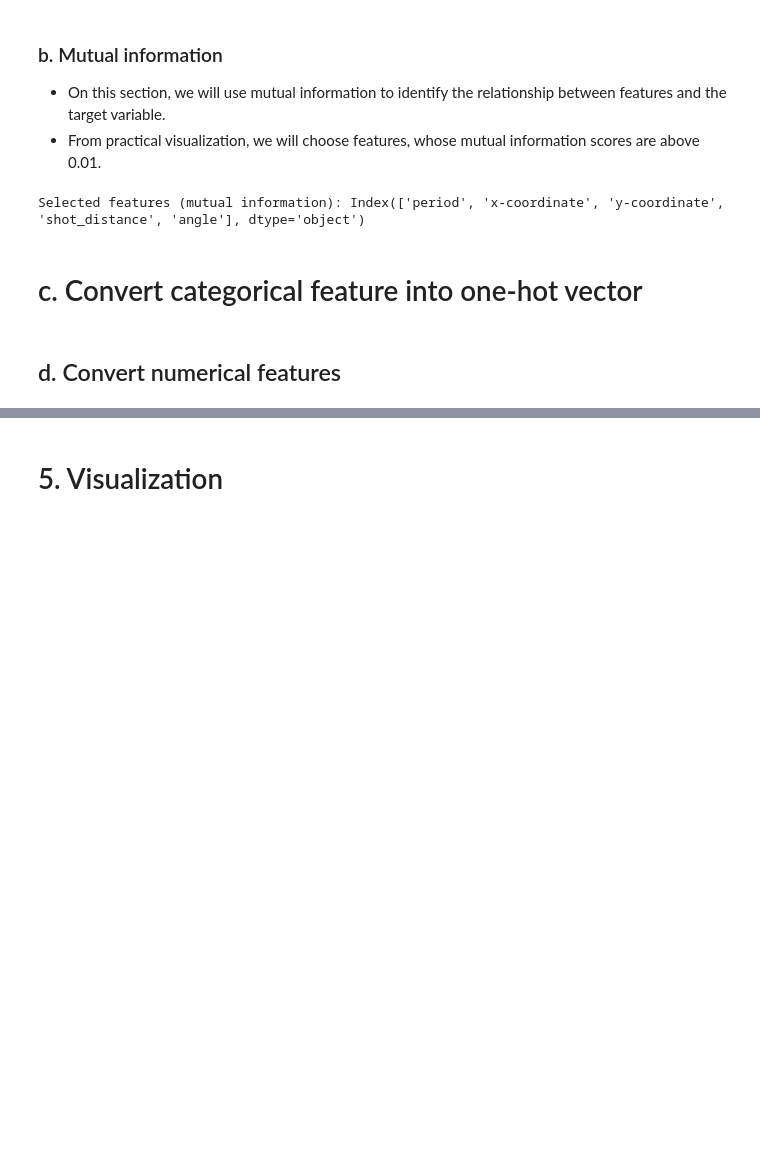
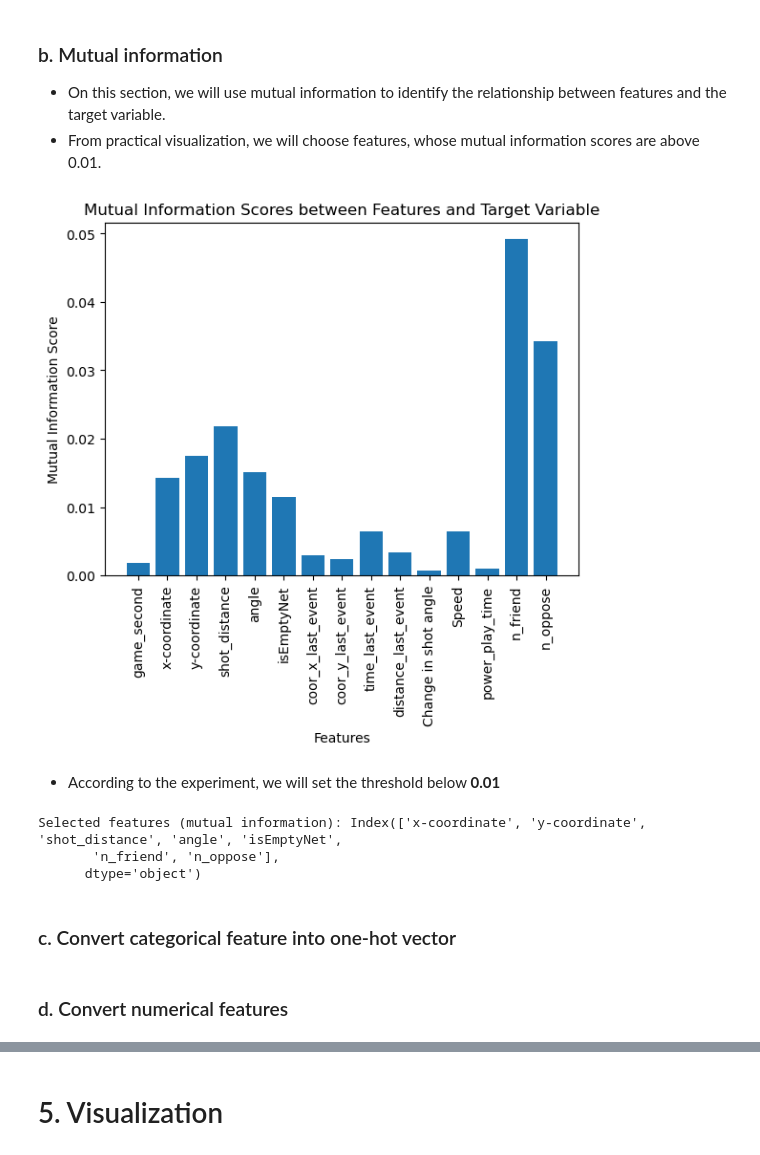
Before and after one commit to Arminhosseini/IFT6758_project, a Jupyter notebook: best_shot_model.ipynb, the cells around one changed output, grey strips where cells are left out. Drawn from its saved outputs; the diff is of its cells as text; code cells hidden in the pictures; blank space fills up the shorter version.

```diff
--- a/best_shot_model.ipynb
+++ b/best_shot_model.ipynb
@@ -84,6 +95,7 @@ df_val['attacking_zone_shot'] = df_val.apply(lambda x: Is_Shot_In_Attacking_Zone
 # %%
-list_features = ['period', 'x-coordinate', 'y-coordinate', 'shot_distance', 'angle', 'last_event_type', 'coor_x_last_event',\
-                 'coor_y_last_event', 'time_last_event', 'distance_last_event', 'is_rebound', 'Change in shot angle', 'Speed']
+list_features = ['game_second', 'period', 'x-coordinate', 'y-coordinate', 'shot_distance', 'angle', 'isEmptyNet', 'last_event_type',\
+                'coor_x_last_event', 'coor_y_last_event', 'time_last_event', 'distance_last_event', 'is_rebound',\
+                 'Change in shot angle', 'Speed', 'power_play_time', 'n_friend', 'n_oppose', 'attacking_zone_shot']
 
 labels = 'isgoal'
 # %%
@@ -134,12 +143,26 @@ X_train_categorical = X_train[categorical_features]
 
 X_val_numerical = X_val[numerical_features]
 X_val_categorical = X_val[categorical_features]
+# %%
+mi_selector = SelectKBest(mutual_info_classif, k='all')
+mi_selector.fit(X_train_numerical, y_train)
+
+# Get feature scores
+feature_scores = mi_selector.scores_
+# %%
+# Create a bar chart
+plt.bar(X_train_numerical.columns, feature_scores)
+plt.xticks(rotation=90)
+plt.xlabel('Features')
+plt.ylabel('Mutual Information Score')
+plt.title('Mutual Information Scores between Features and Target Variable')
+plt.savefig(os.path.join('images', "best_shot_model", "mutual_information.jpg"))
+plt.show()
+# %% [output]
+[figure, added]
+# %% [markdown]
+- According to the experiment, we will set the threshold below **0.01**
 # %%
-# Calculate mutual information
-mi_selector = SelectKBest(mutual_info_classif, k='all')
-mi_selector.fit(X_train_numerical, y_train)
-
-# Remove feature with threshold smaller than threshold
 threshold_mi = 0.01
 selected_features = X_train_numerical.columns[mi_selector.scores_ > threshold_mi]
 print(f"Selected features (mutual information): {selected_features}")
@@ -147,9 +170,11 @@ print(f"Selected features (mutual information): {selected_features}")
 X_train_numerical = X_train_numerical[selected_features]
 X_val_numerical = X_val_numerical[selected_features]
 # %% [output]
-Selected features (mutual information): Index(['period', 'x-coordinate', 'y-coordinate', 'shot_distance', 'angle'], dtype='object')
+Selected features (mutual information): Index(['x-coordinate', 'y-coordinate', 'shot_distance', 'angle', 'isEmptyNet',
+       'n_friend', 'n_oppose'],
+      dtype='object')
 # %% [markdown]
-# c. Convert categorical feature into one-hot vector
+### c. Convert categorical feature into one-hot vector
 # %%
 encoder = OneHotEncoder(handle_unknown='ignore')
 encoder.fit(X_train_categorical)
@@ -157,7 +182,7 @@ encoder.fit(X_train_categorical)
 X_train_categorical = encoder.transform(X_train_categorical).toarray()
 X_val_categorical = encoder.transform(X_val_categorical).toarray()
 # %% [markdown]
-## d. Convert numerical features
+### d. Convert numerical features
 # %%
 scaler = StandardScaler()
 scaler.fit(X_train_numerical)
```
Also changed, not shown: parts of 50 cells of this notebook, 10 other files.
